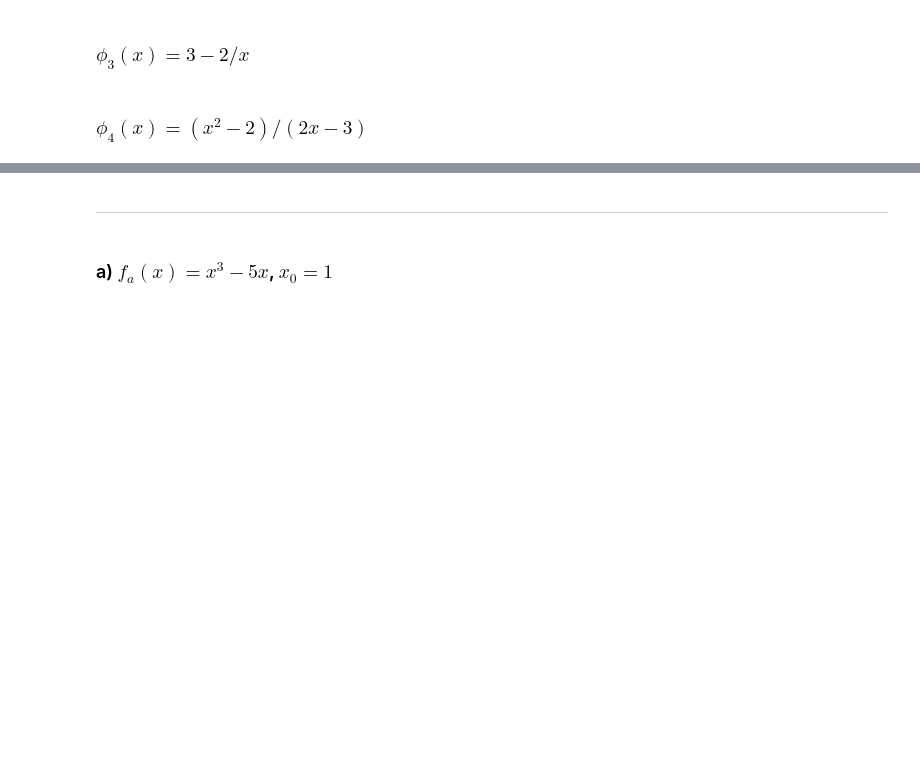
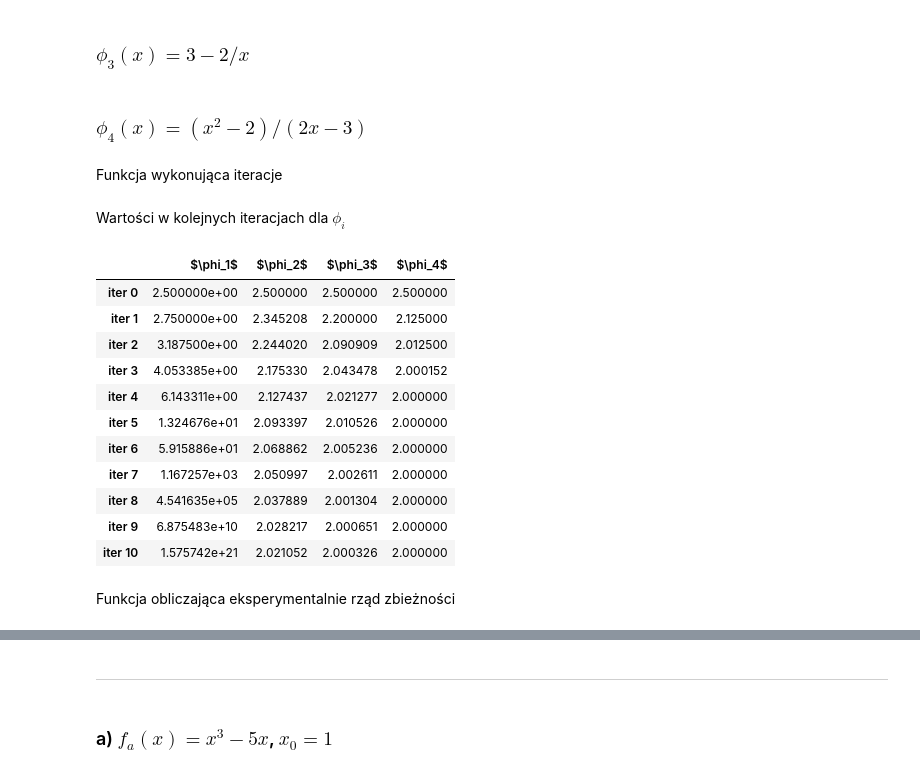
Before and after one commit to Mosder/agh, a Jupyter notebook: sem4/mownit/lab08/zad2.ipynb, the cells around one changed output, grey strips where cells are left out. Drawn from its saved outputs; the diff is of its cells as text; code cells hidden in the pictures; blank space fills up the shorter version.

```diff
--- a/sem4/mownit/lab08/zad2.ipynb
+++ b/sem4/mownit/lab08/zad2.ipynb
@@ -36,3 +37,44 @@ def phi3(x):
 # define phi 4
 def phi4(x):
     return (x**2 - 2)/(2*x - 3)
+# %% [markdown]
+Funkcja wykonująca iteracje
+# %%
+# iteration function
+def iterate(phi, x0, iters=10):
+    xs = [x0] * (iters+1)
+    for i in range(iters):
+        x0 = phi(x0)
+        xs[i+1] = x0
+    return np.array(xs)
+# %% [markdown]
+Wartości w kolejnych iteracjach dla $\phi_i$
+# %%
+# define arbitrary x0
+x0 = 2.5
+# get iter values for phi
+xs_phi1 = iterate(phi1, x0)
+xs_phi2 = iterate(phi2, x0)
+xs_phi3 = iterate(phi3, x0)
+xs_phi4 = iterate(phi4, x0)
+# show the values
+pd.DataFrame(
+    data=np.array([xs_phi1, xs_phi2, xs_phi3, xs_phi4]).T,
+    columns=[rf"$\phi_{i}$" for i in range(1,5)],
+    index=[f"iter {i}" for i in range(11)]
+)
+# %% [output]
+|  | $\phi_1$ | $\phi_2$ | $\phi_3$ | $\phi_4$ |
+| iter 0 | 2.500000e+00 | 2.500000 | 2.500000 | 2.500000 |
+| iter 1 | 2.750000e+00 | 2.345208 | 2.200000 | 2.125000 |
+| iter 2 | 3.187500e+00 | 2.244020 | 2.090909 | 2.012500 |
+| iter 3 | 4.053385e+00 | 2.175330 | 2.043478 | 2.000152 |
+| iter 4 | 6.143311e+00 | 2.127437 | 2.021277 | 2.000000 |
+| iter 5 | 1.324676e+01 | 2.093397 | 2.010526 | 2.000000 |
+| iter 6 | 5.915886e+01 | 2.068862 | 2.005236 | 2.000000 |
+| iter 7 | 1.167257e+03 | 2.050997 | 2.002611 | 2.000000 |
+| iter 8 | 4.541635e+05 | 2.037889 | 2.001304 | 2.000000 |
+| iter 9 | 6.875483e+10 | 2.028217 | 2.000651 | 2.000000 |
+| iter 10 | 1.575742e+21 | 2.021052 | 2.000326 | 2.000000 |
+# %% [markdown]
+Funkcja obliczająca eksperymentalnie rząd zbieżności
```
Also changed, not shown: parts of 4 cells of this notebook.
